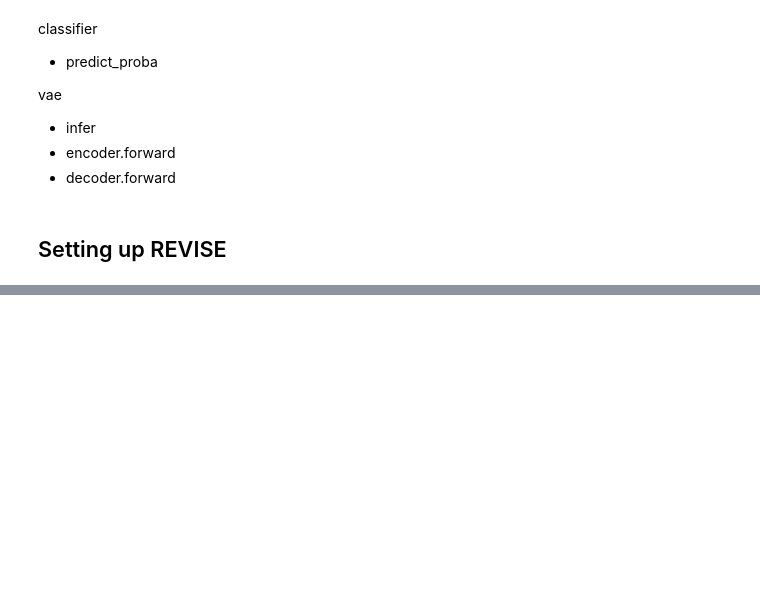
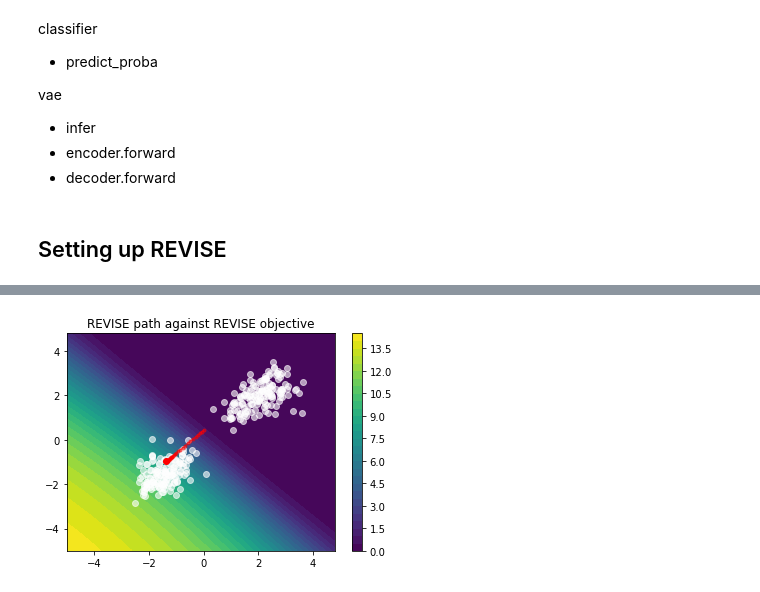
Before and after one commit to jdcc/ac207_final, a Jupyter notebook: testing.ipynb, the cells around one changed output, grey strips where cells are left out. Cells and saved outputs as stored; diff of their text form; code cells hidden in the pictures; blank space fills up the shorter version.

```diff
--- a/testing.ipynb
+++ b/testing.ipynb
@@ -218,0 +234,24 @@ VAE = namedtuple('VAE', ['encode', 'decode', 'params'])
+# %%
+data = x_train
+data_vari = x_var
+
+enc_input_dim = 2
+latent_dim = 2
+hidden_widths = [50]
+init_model, encode = create_mlp(hidden_widths, Relu, latent_dim * 2)
+enc_output_shape, enc_start_params = init_model(rng_key, (-1, enc_input_dim))
+
+dec_input_dim = 2
+dec_output_dim = 2
+hidden_widths = [50]
+init_model, decode = create_mlp(hidden_widths, Relu, dec_output_dim)
+dec_output_shape, dec_start_params = init_model(rng_key, (-1, dec_input_dim))
+# %%
+model = (encode, decode)
+start_params = (enc_start_params, dec_start_params)
+(min_loss, fit_params), history = fit_vae(rng_key, model, start_params,
+                              data, data_vari, step_size=1e-2, max_iter=5000)
+vae = VAE(partial(encode, fit_params[0]),
+          partial(decode, fit_params[1]),
+          partial(generate_samples, model, fit_params),
+          latent_dim, x_var)
@@ -218,0 +266,7 @@ VAE = namedtuple('VAE', ['encode', 'decode', 'params'])
+# %%
+revisor = Revise(classifier, vae)
+# %%
+path = revisor.shortest_path_to_target_class(chosen_point, learning_rate=1e-3, max_iter=500)
+revisor.show_path(path, x_train)
+# %% [output]
+[figure, added]
```
Also changed, not shown: parts of 39 cells of this notebook, 4 other files.
